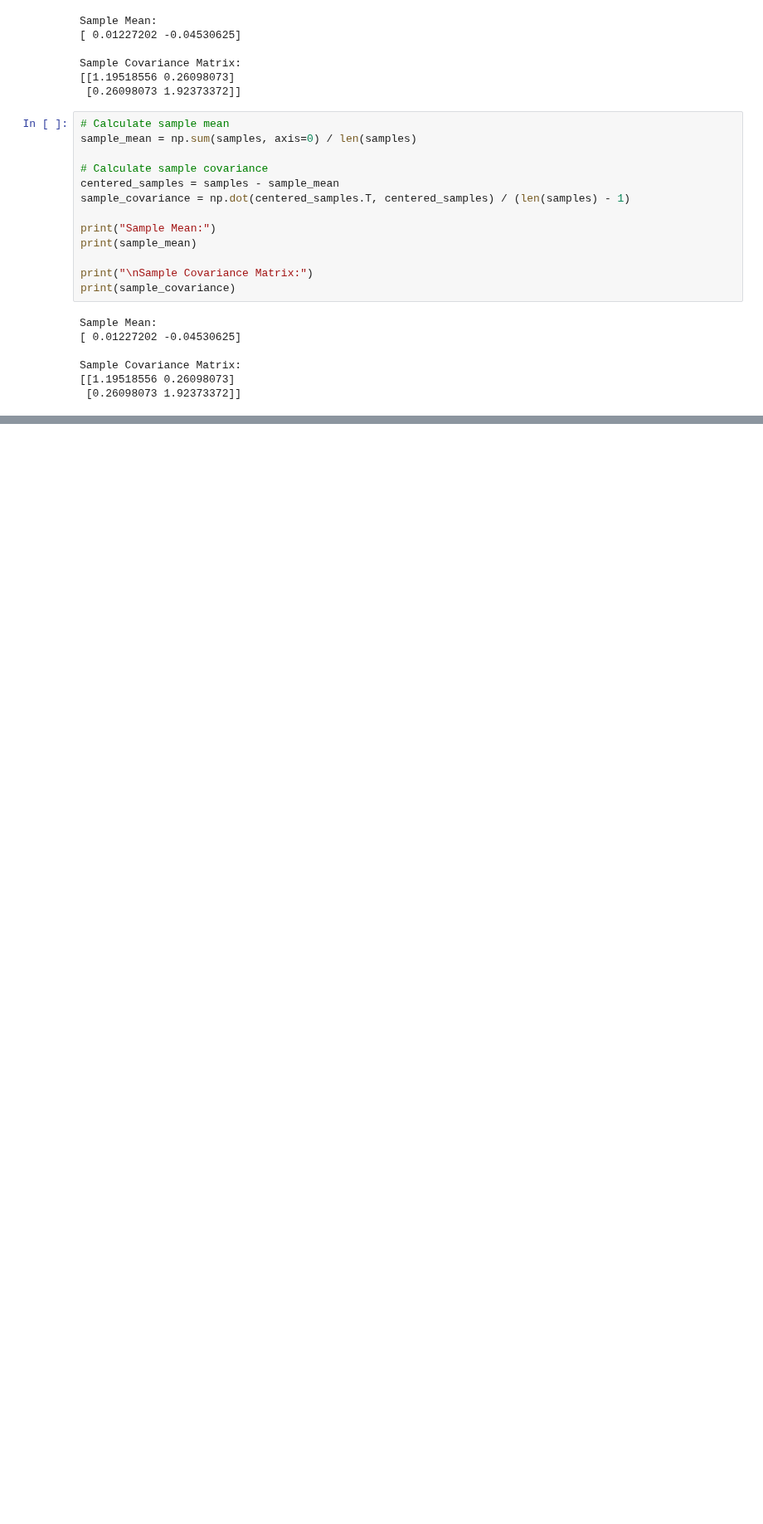
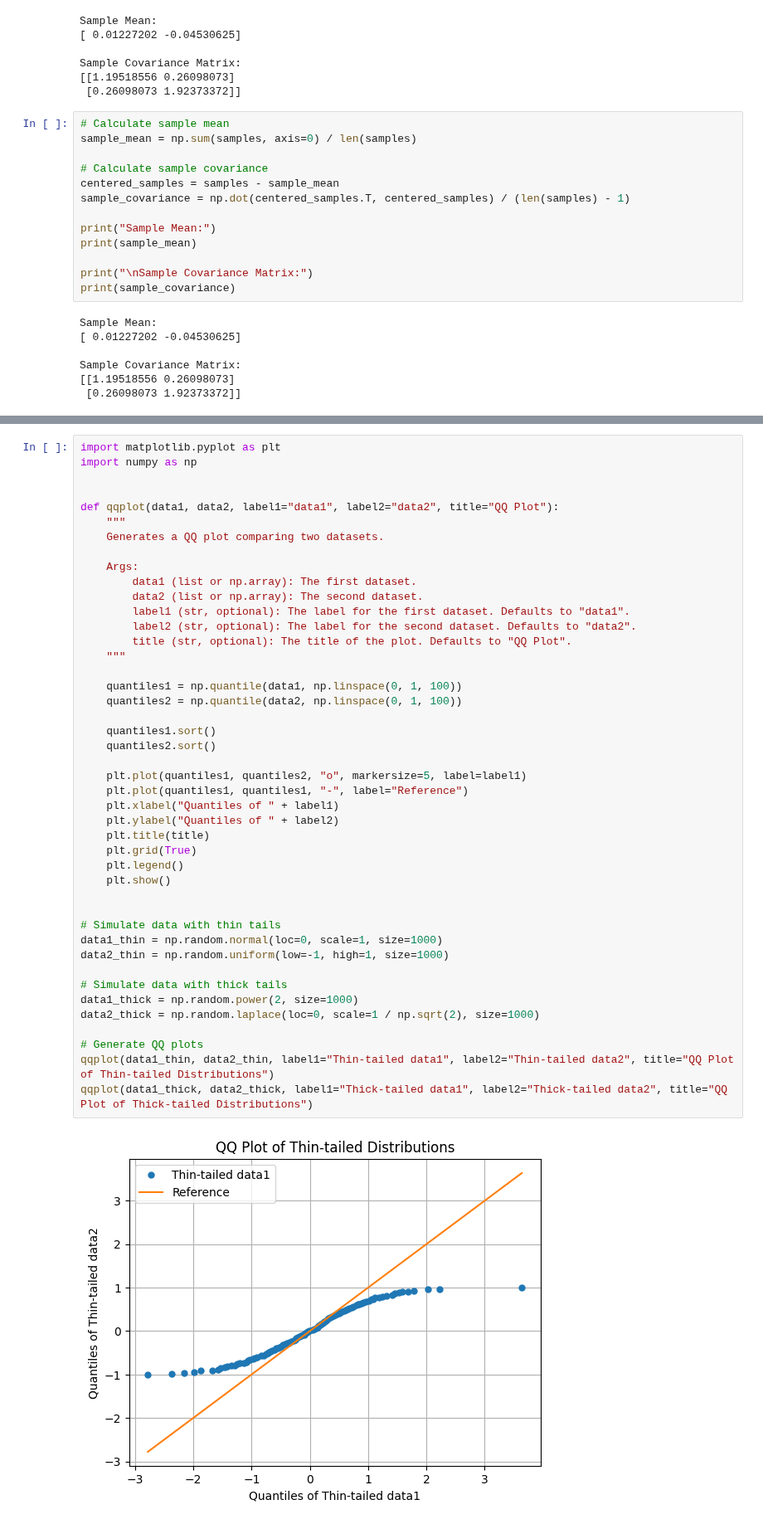
Before and after one commit to ichsanulamal/notes, a Jupyter notebook: finance-degen/1_introduction/main.ipynb, the cells around one changed output, grey strips where cells are left out. Shown at 83% size. Cells and saved outputs as stored; diff of their text form; blank space fills up the shorter version.

```diff
--- a/finance-degen/1_introduction/main.ipynb
+++ b/finance-degen/1_introduction/main.ipynb
@@ -140,0 +225,46 @@ Sample Covariance Matrix:
+# %%
+import matplotlib.pyplot as plt
+import numpy as np
+
+
+def qqplot(data1, data2, label1="data1", label2="data2", title="QQ Plot"):
+    """
+    Generates a QQ plot comparing two datasets.
+
+    Args:
+        data1 (list or np.array): The first dataset.
+        data2 (list or np.array): The second dataset.
+        label1 (str, optional): The label for the first dataset. Defaults to "data1".
+        label2 (str, optional): The label for the second dataset. Defaults to "data2".
+        title (str, optional): The title of the plot. Defaults to "QQ Plot".
+    """
+
+    quantiles1 = np.quantile(data1, np.linspace(0, 1, 100))
+    quantiles2 = np.quantile(data2, np.linspace(0, 1, 100))
+
+    quantiles1.sort()
+    quantiles2.sort()
+
+    plt.plot(quantiles1, quantiles2, "o", markersize=5, label=label1)
+    plt.plot(quantiles1, quantiles1, "-", label="Reference")
+    plt.xlabel("Quantiles of " + label1)
+    plt.ylabel("Quantiles of " + label2)
+    plt.title(title)
+    plt.grid(True)
+    plt.legend()
+    plt.show()
+
+
+# Simulate data with thin tails
+data1_thin = np.random.normal(loc=0, scale=1, size=1000)
+data2_thin = np.random.uniform(low=-1, high=1, size=1000)
+
+# Simulate data with thick tails
+data1_thick = np.random.power(2, size=1000)
+data2_thick = np.random.laplace(loc=0, scale=1 / np.sqrt(2), size=1000)
+
+# Generate QQ plots
+qqplot(data1_thin, data2_thin, label1="Thin-tailed data1", label2="Thin-tailed data2", title="QQ Plot of Thin-tailed Distributions")
+qqplot(data1_thick, data2_thick, label1="Thick-tailed data1", label2="Thick-tailed data2", title="QQ Plot of Thick-tailed Distributions")
+# %% [output]
+[figure, added]
```
Also changed, not shown: parts of 5 cells of this notebook, 1 other file.
